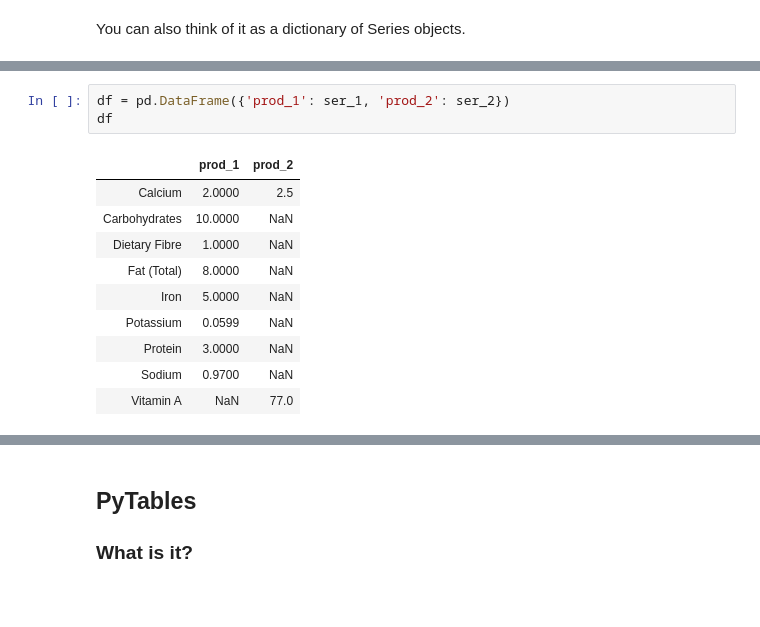
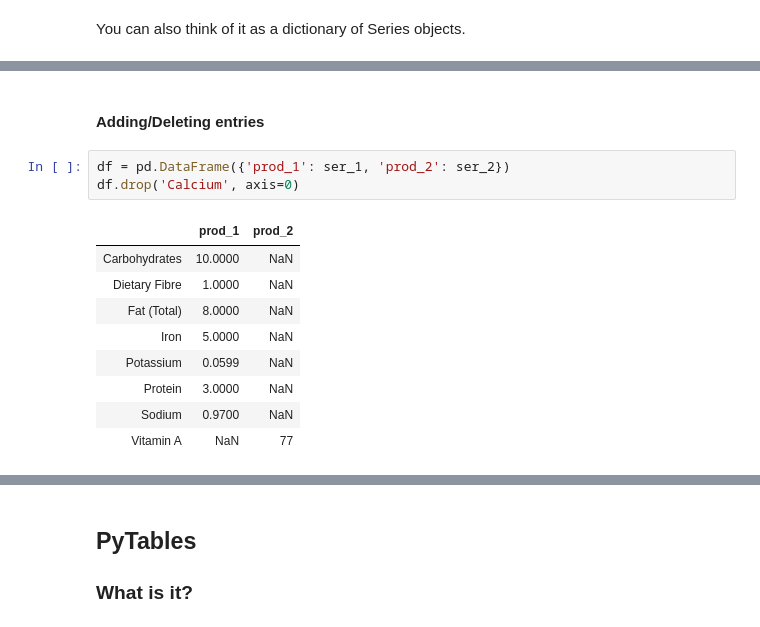
Before and after one commit to aurora1625/pycon2013, a Jupyter notebook: pycon.ipynb, the cells around one changed output, grey strips where cells are left out. Drawn from its saved outputs; the diff is of its cells as text; blank space fills up the shorter version.

```diff
--- a/pycon.ipynb
+++ b/pycon.ipynb
@@ -911,9 +974,10 @@ You can also think of it as a dictionary of Series objects.
+# %% [markdown]
+#### Adding/Deleting entries
 # %%
 df = pd.DataFrame({'prod_1': ser_1, 'prod_2': ser_2})
-df
+df.drop('Calcium', axis=0)
 # %% [output]
 |  | prod_1 | prod_2 |
-| Calcium | 2.0000 | 2.5 |
 | Carbohydrates | 10.0000 | NaN |
 | Dietary Fibre | 1.0000 | NaN |
 | Fat (Total) | 8.0000 | NaN |
@@ -921,4 +985,4 @@ df
 | Potassium | 0.0599 | NaN |
 | Protein | 3.0000 | NaN |
 | Sodium | 0.9700 | NaN |
-| Vitamin A | NaN | 77.0 |
+| Vitamin A | NaN | 77 |
```
Also changed, not shown: parts of 30 cells of this notebook.
